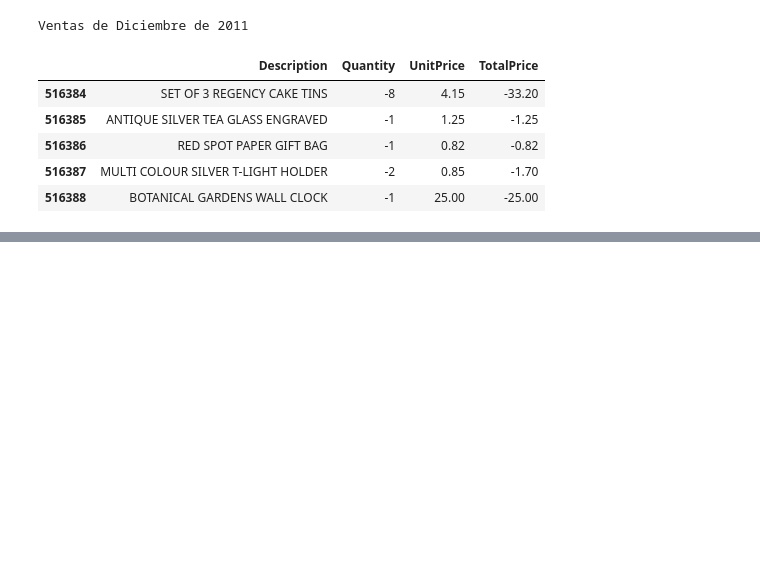
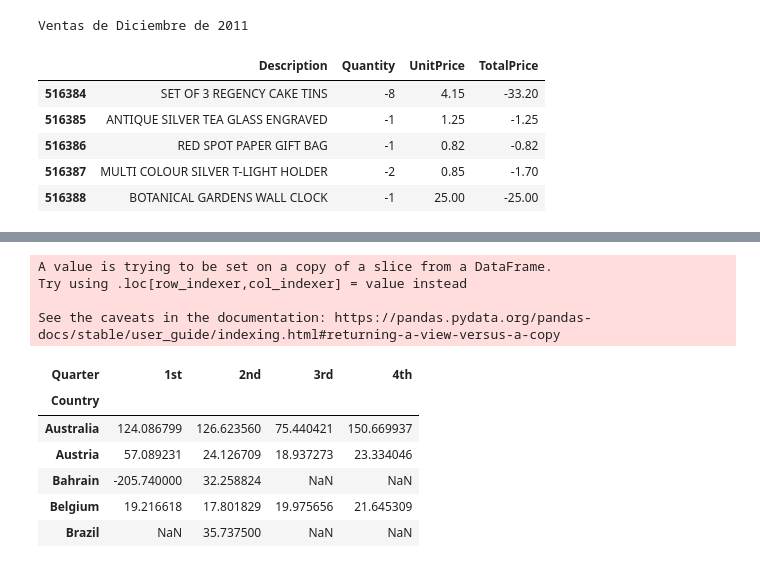
Before and after one commit to pahoalapizco/python_for_data_science, a Jupyter notebook: notebooks/2.0-numpy_pandas_da-pandas.ipynb, the cells around one changed output, grey strips where cells are left out. Cells and saved outputs as stored; diff of their text form; code cells hidden in the pictures; blank space fills up the shorter version.

```diff
--- a/notebooks/2.0-numpy_pandas_da-pandas.ipynb
+++ b/notebooks/2.0-numpy_pandas_da-pandas.ipynb
@@ -714,0 +767,35 @@ Ventas de Diciembre de 2011
+# %%
+# Función para calcular cual es el trimestre del año
+def quarter_of_year(value):
+  if value in [1, 2, 3]:
+    return "1st"
+  elif value in [4, 5, 6]:
+    return "2nd"
+  elif value in [7, 8, 9]:
+    return "3rd"
+  else:
+    return "4th"
+# %%
+# Aplicamos la función para calcular el trimestre correspondiente
+sales_2011["Quarter"] = sales_2011["Month"].apply(quarter_of_year)
+
+# Hacemos pivot table donde las columnas seran cada trimestre del 2011
+quarter_sales = sales_2011.pivot_table(
+  values="TotalPrice",
+  index="Country",
+  columns="Quarter",
+  aggfunc="mean"
+)
+quarter_sales.head()
+# %% [output]
+A value is trying to be set on a copy of a slice from a DataFrame.
+Try using .loc[row_indexer,col_indexer] = value instead
+
+See the caveats in the documentation: https://pandas.pydata.org/pandas-docs/stable/user_guide/indexing.html#returning-a-view-versus-a-copy
+| Quarter | 1st | 2nd | 3rd | 4th |
+| Country |  |  |  |  |
+| Australia | 124.086799 | 126.623560 | 75.440421 | 150.669937 |
+| Austria | 57.089231 | 24.126709 | 18.937273 | 23.334046 |
+| Bahrain | -205.740000 | 32.258824 | NaN | NaN |
+| Belgium | 19.216618 | 17.801829 | 19.975656 | 21.645309 |
+| Brazil | NaN | 35.737500 | NaN | NaN |
```
Also changed, not shown: parts of 6 cells of this notebook.
